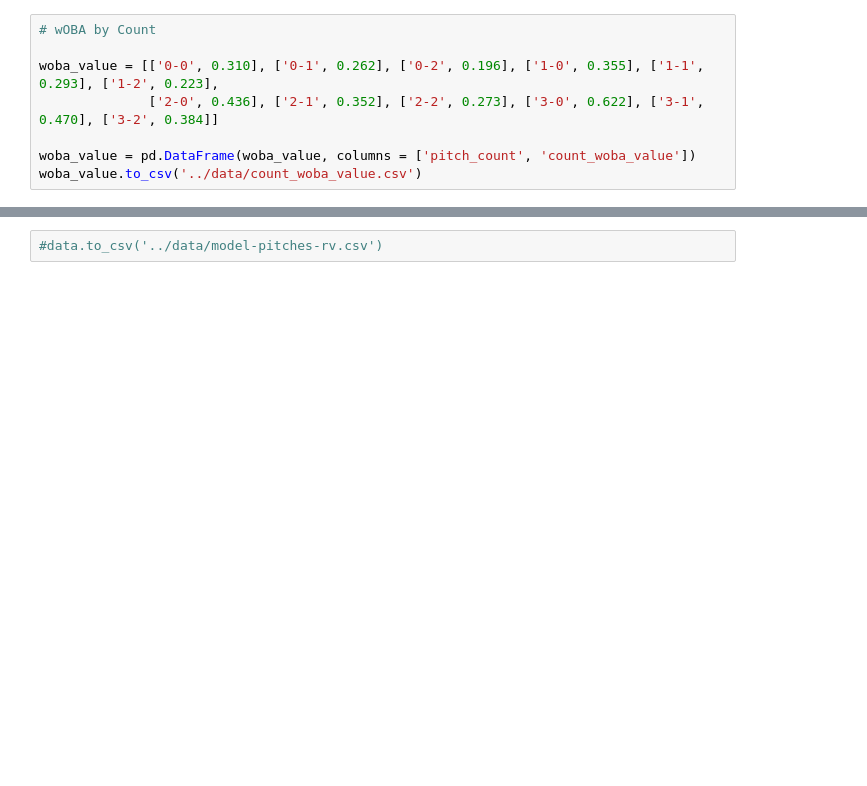
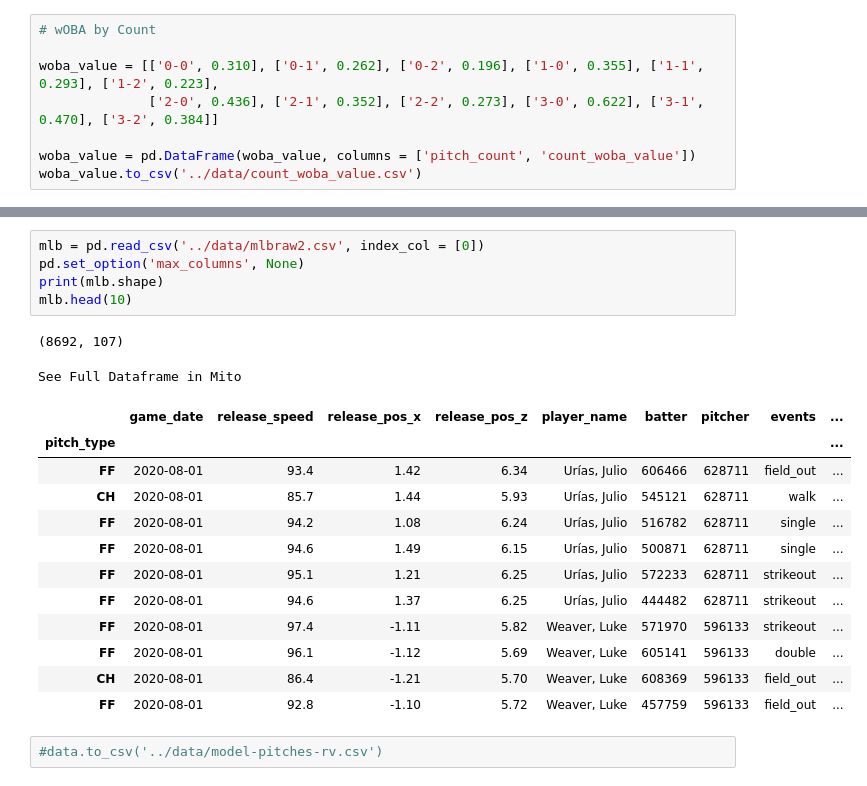
Before and after one commit to anthonyzurke/pitch-model, a Jupyter notebook: notebooks/model-data.ipynb, the cells around one changed output, grey strips where cells are left out. Saved outputs shown, nothing was run; the diff lists cells and outputs as text; blank space fills up the shorter version.

```diff
--- a/notebooks/model-data.ipynb
+++ b/notebooks/model-data.ipynb
@@ -109,2 +175,22 @@ See Full Dataframe in Mito
+# %%
+mlb = pd.read_csv('../data/mlbraw2.csv', index_col = [0])
+pd.set_option('max_columns', None)
+print(mlb.shape)
+mlb.head(10)
+# %% [output]
+(8692, 107)
+See Full Dataframe in Mito
+|  | game_date | release_speed | release_pos_x | release_pos_z | player_name | batter | pitcher | events | ... |
+| pitch_type |  |  |  |  |  |  |  |  | ... |
+| FF | 2020-08-01 | 93.4 | 1.42 | 6.34 | Urías, Julio | 606466 | 628711 | field_out | ... |
+| CH | 2020-08-01 | 85.7 | 1.44 | 5.93 | Urías, Julio | 545121 | 628711 | walk | ... |
+| FF | 2020-08-01 | 94.2 | 1.08 | 6.24 | Urías, Julio | 516782 | 628711 | single | ... |
+| FF | 2020-08-01 | 94.6 | 1.49 | 6.15 | Urías, Julio | 500871 | 628711 | single | ... |
+| FF | 2020-08-01 | 95.1 | 1.21 | 6.25 | Urías, Julio | 572233 | 628711 | strikeout | ... |
+| FF | 2020-08-01 | 94.6 | 1.37 | 6.25 | Urías, Julio | 444482 | 628711 | strikeout | ... |
+| FF | 2020-08-01 | 97.4 | -1.11 | 5.82 | Weaver, Luke | 571970 | 596133 | strikeout | ... |
+| FF | 2020-08-01 | 96.1 | -1.12 | 5.69 | Weaver, Luke | 605141 | 596133 | double | ... |
+| CH | 2020-08-01 | 86.4 | -1.21 | 5.70 | Weaver, Luke | 608369 | 596133 | field_out | ... |
+| FF | 2020-08-01 | 92.8 | -1.10 | 5.72 | Weaver, Luke | 457759 | 596133 | field_out | ... |
 # %%
 #data.to_csv('../data/model-pitches-rv.csv')
```
Also changed, not shown: parts of 7 cells of this notebook, 4 other files.
